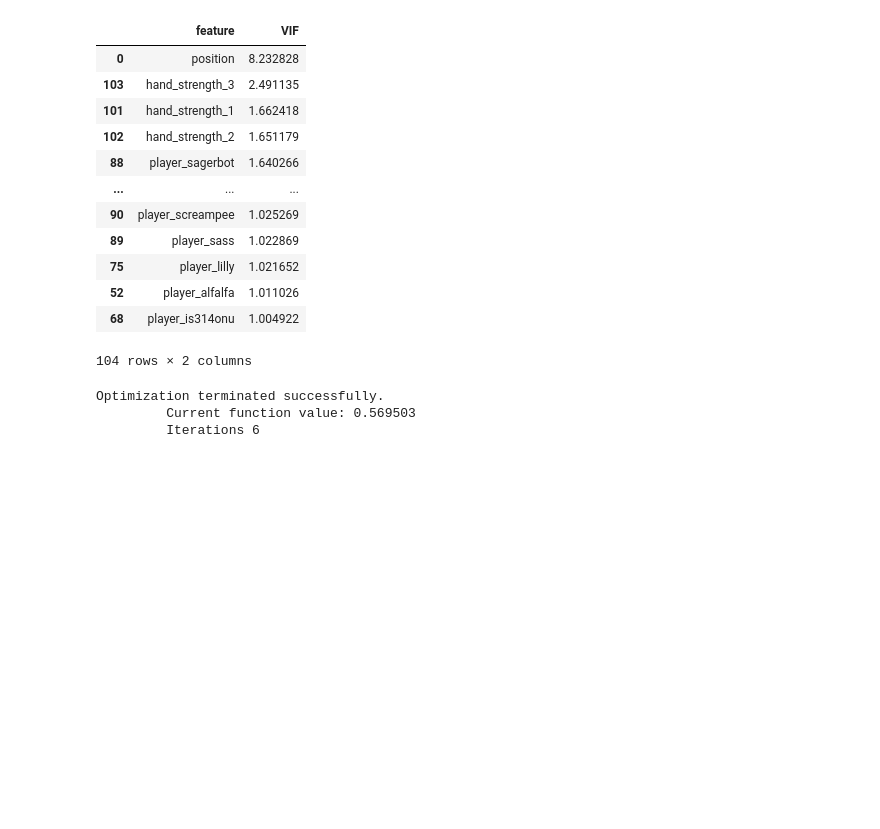
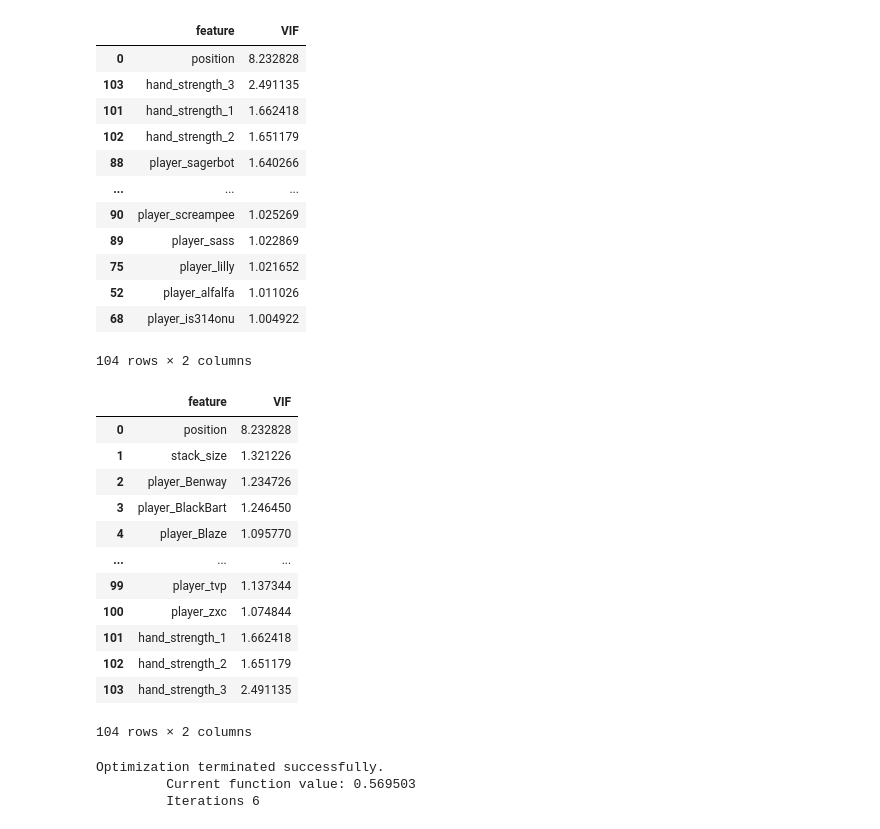
Before and after one commit to DhruvDadhania/project, a Jupyter notebook: Project EDA.ipynb, the cells around one changed output. Drawn from its saved outputs; the diff is of its cells as text; code cells hidden in the pictures; blank space fills up the shorter version.

```diff
--- a/Project EDA.ipynb
+++ b/Project EDA.ipynb
@@ -287,6 +287,22 @@ vif_data.sort_values('VIF', axis = 0, ascending = False)
 | 52 | player_alfalfa | 1.011026 |
 | 68 | player_is314onu | 1.004922 |
 104 rows × 2 columns
+# %%
+vif_data
+# %% [output]
+|  | feature | VIF |
+| 0 | position | 8.232828 |
+| 1 | stack_size | 1.321226 |
+| 2 | player_Benway | 1.234726 |
+| 3 | player_BlackBart | 1.246450 |
+| 4 | player_Blaze | 1.095770 |
+| ... | ... | ... |
+| 99 | player_tvp | 1.137344 |
+| 100 | player_zxc | 1.074844 |
+| 101 | hand_strength_1 | 1.662418 |
+| 102 | hand_strength_2 | 1.651179 |
+| 103 | hand_strength_3 | 2.491135 |
+104 rows × 2 columns
 # %%
 # Without player
 logit = sm.Logit(pre_raise['didRaise'].values, pre_raise[['hand_strength_1', 'hand_strength_2', 'hand_strength_3', 'position', 'stack_size', 'Intercept']].values).fit()
```
Also changed, not shown: parts of 3 cells of this notebook, 1 other file.
